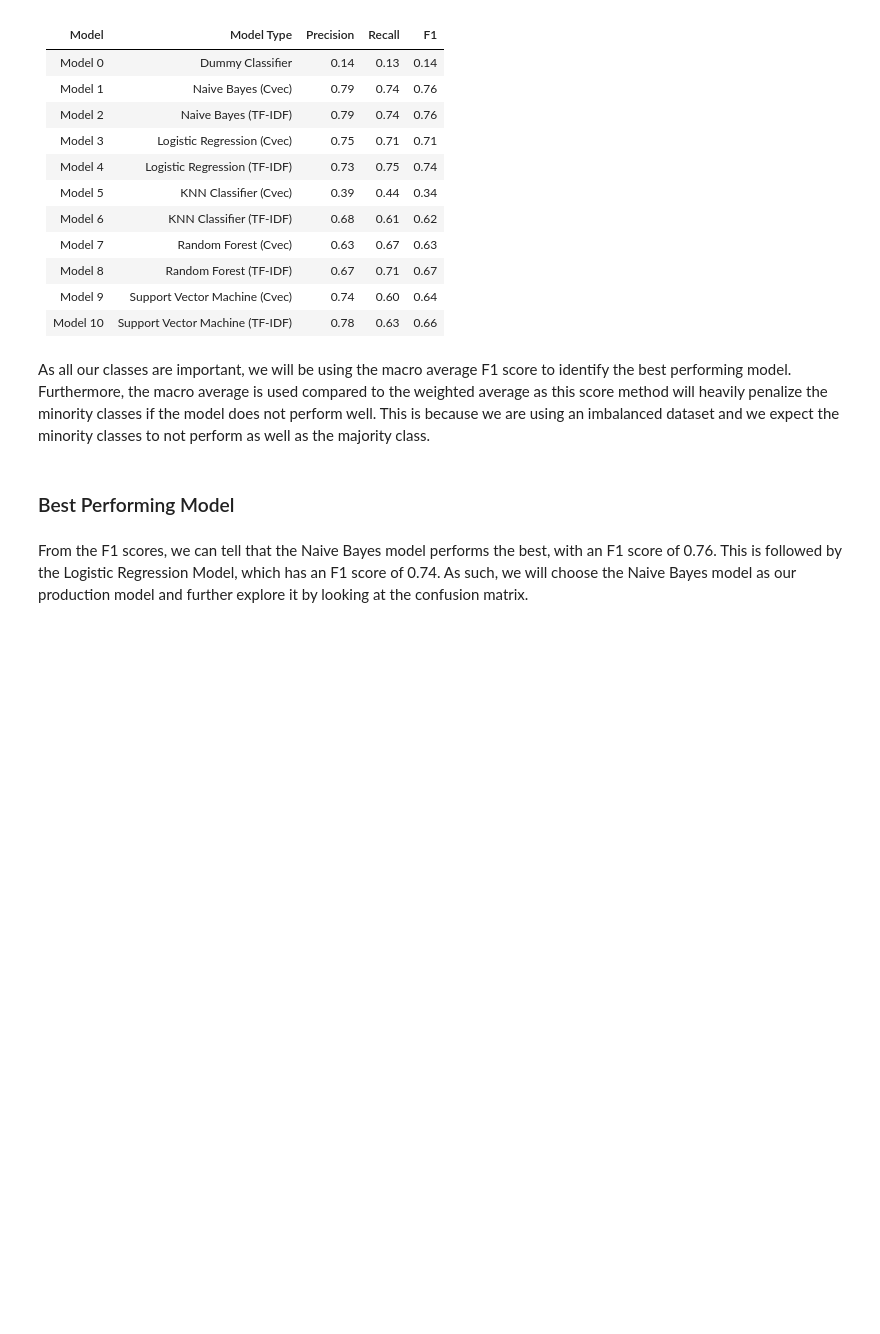
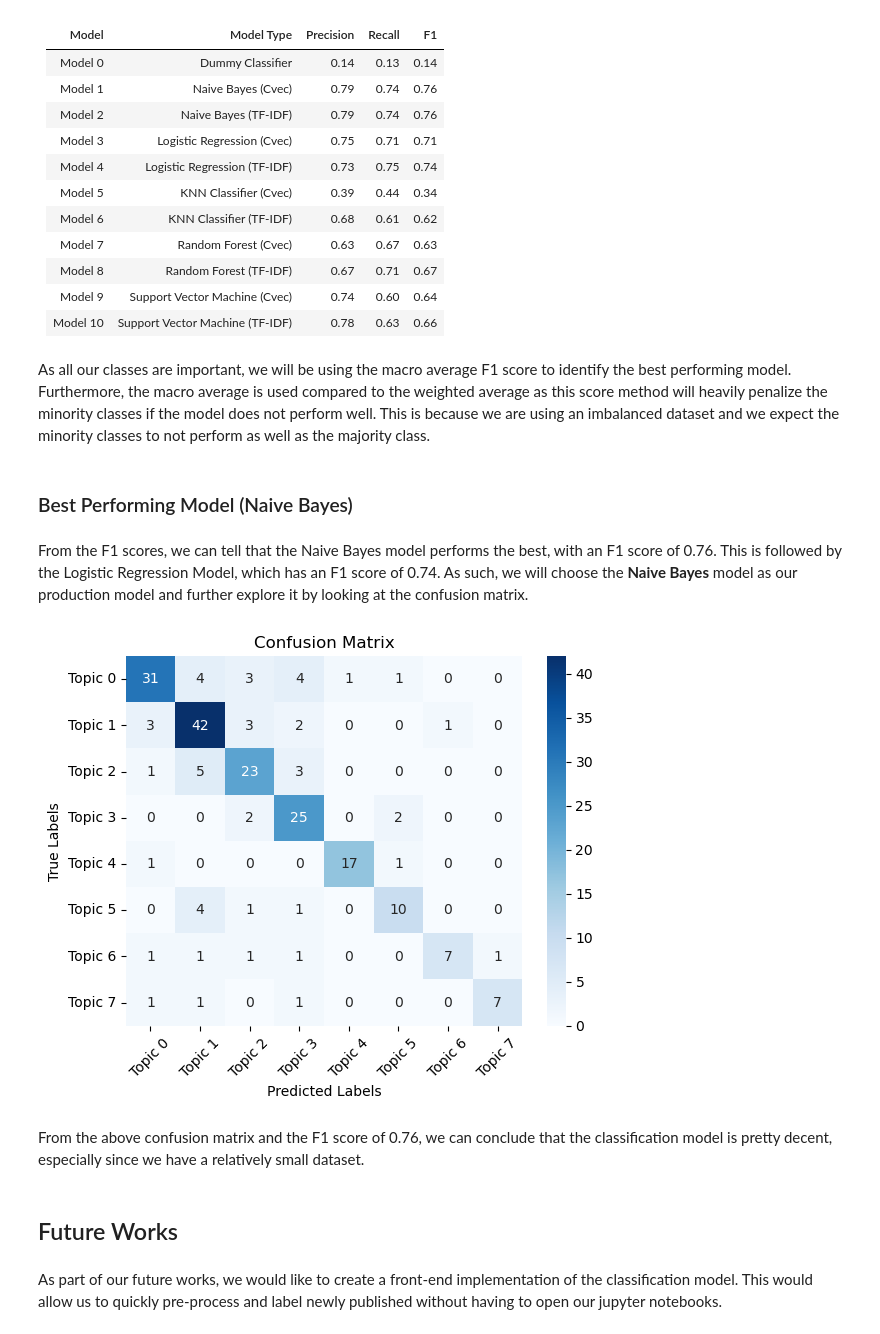
Before and after one commit to Suniljit/General_Assembly_Projects, a Jupyter notebook: capstone_project/code/06_classification_modeling_future_works.ipynb, the cells around one changed output. Saved outputs shown, nothing was run; the diff lists cells and outputs as text; code cells hidden in the pictures; blank space fills up the shorter version.

Commit message:
cleaned up notebooks and slides

```diff
--- a/capstone_project/code/05_classification_modeling.ipynb
+++ b/capstone_project/code/06_classification_modeling_future_works.ipynb
@@ -858,6 +860,29 @@ weighted avg       0.72      0.69      0.68       213
 # %% [markdown]
 As all our classes are important, we will be using the macro average F1 score to identify the best performing model. Furthermore, the macro average is used compared to the weighted average as this score method will heavily penalize the minority classes if the model does not perform well. This is because we are using an imbalanced dataset and we expect the minority classes to not perform as well as the majority class.
 # %% [markdown]
-### Best Performing Model
+### Best Performing Model (Naive Bayes)
 # %% [markdown]
-From the F1 scores, we can tell that the Naive Bayes model performs the best, with an F1 score of 0.76. This is followed by the Logistic Regression Model, which has an F1 score of 0.74. As such, we will choose the Naive Bayes model as our production model and further explore it by looking at the confusion matrix.
+From the F1 scores, we can tell that the Naive Bayes model performs the best, with an F1 score of 0.76. This is followed by the Logistic Regression Model, which has an F1 score of 0.74. As such, we will choose the **Naive Bayes** model as our production model and further explore it by looking at the confusion matrix.
+# %%
+# Compute confusion matrix
+cm = confusion_matrix(y_test, y_pred)
+
+# Define class labels (if available)
+class_labels = ['Topic 0', 'Topic 1', 'Topic 2', 'Topic 3', 'Topic 4', 'Topic 5', 'Topic 6', 'Topic 7']
+
+# Plot confusion matrix
+#plt.figure(figsize=(8, 6))
+sns.heatmap(cm, annot=True, fmt='d', cmap='Blues', xticklabels=class_labels, yticklabels=class_labels)
+plt.xlabel('Predicted Labels')
+plt.xticks(rotation=45)  # Rotate x-axis labels by 45 degrees
+plt.ylabel('True Labels')
+plt.title('Confusion Matrix');
+#plt.show()
+# %% [output]
+[figure, added]
+# %% [markdown]
+From the above confusion matrix and the F1 score of 0.76, we can conclude that the classification model is pretty decent, especially since we have a relatively small dataset.
+# %% [markdown]
+## Future Works
+# %% [markdown]
+As part of our future works, we would like to create a front-end implementation of the classification model. This would allow us to quickly pre-process and label newly published without having to open our jupyter notebooks.
```
Also changed, not shown: parts of 10 cells of this notebook, 8 other files.
